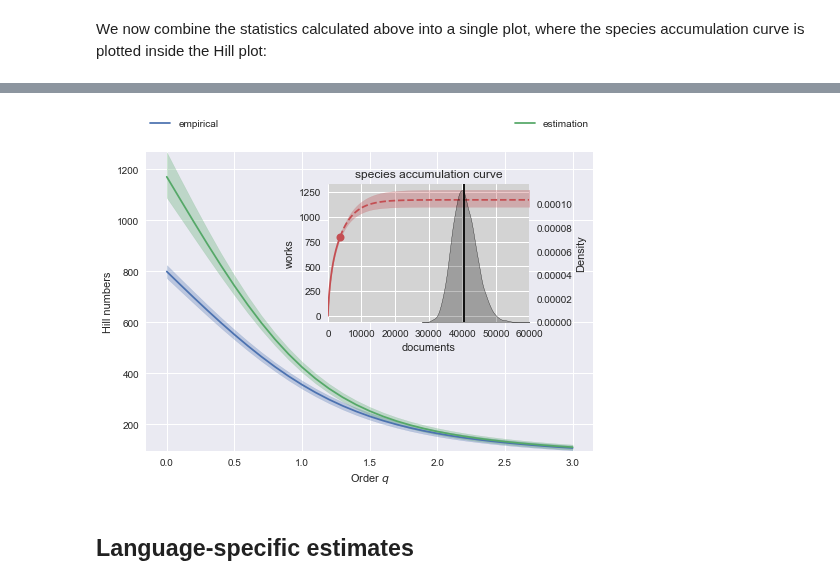
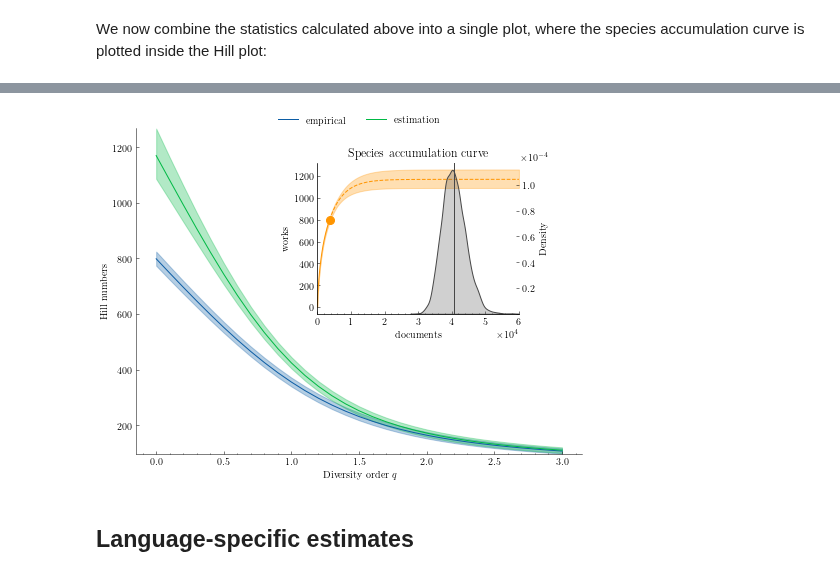
Before and after one commit to mikekestemont/forgotten-books, a Jupyter notebook: notebooks/analysis.ipynb, the cells around one changed output, grey strips where cells are left out. Saved outputs shown, nothing was run; the diff lists cells and outputs as text; code cells hidden in the pictures.

```diff
--- a/notebooks/analysis.ipynb
+++ b/notebooks/analysis.ipynb
@@ -23,6 +23,14 @@ from copia.plot import survival_errorbar
 from copia.plot import evenness_plot
 from copia.plot import density
 from copia.plot import hill_plot
+
+plt.style.use('science')
+
+plt.rcParams['axes.spines.right'] = False
+plt.rcParams['axes.spines.top'] = False
+plt.rcParams['xtick.top'] = False
+plt.rcParams['ytick.right'] = False
+plt.rcParams['ytick.minor.left'] = False
 # %% [markdown]
 ## Data
 # %% [markdown]
@@ -169,6 +171,6 @@ Diff_intersect: inf
 # %% [markdown]
 Finally, we plot the Hill number profile for the union of the datasets. We can do this both for the emprically observed data, as well as the bias-corrected reconstruction:
 # %%
-emp, est = hill_numbers(abundance, n_iter=10000)
+emp, est = hill_numbers(abundance, n_iter=10000, n_jobs=4)
 # %% [markdown]
 We now combine the statistics calculated above into a single plot, where the species accumulation curve is plotted inside the Hill plot:
@@ -175,19 +181,20 @@ We now combine the statistics calculated above into a single plot, where the spe
 # %%
 left, bottom, width, height = [0.44, 0.45, 0.35, 0.35]
-fig, ax = plt.subplots()
+fig, ax = plt.subplots(figsize=(8, 6))
 
 hill_plot(emp, est, add_densities=False, ax=ax)
 ax2 = fig.add_axes([left, bottom, width, height])
-ax2.set_facecolor('lightgrey')
 
-accumulation_curve(abundance, accumulation, c0='C2', c1='black',
+accumulation_curve(abundance, accumulation, c0='C2', c1='C5',
                    xlabel='documents', ylabel='works',
-                   title='species accumulation curve', ax=ax2,
+                   title='Species accumulation curve', ax=ax2,
                    minsample=minsample_est, xlim=(0, max_steps))
+ax2.tick_params(axis='y', which='minor', left=False)
+ax2.ticklabel_format(style='sci', axis='x', scilimits=(0, 0), useMathText=True)
 
 plt.savefig('../outputs/all_comb.pdf');
 # %% [output]
-[figure, old version]
+[figure, new version]
 # %% [markdown]
 ## Language-specific estimates
 # %% [markdown]
```
Also changed, not shown: parts of 28 cells of this notebook, 13 other files.
